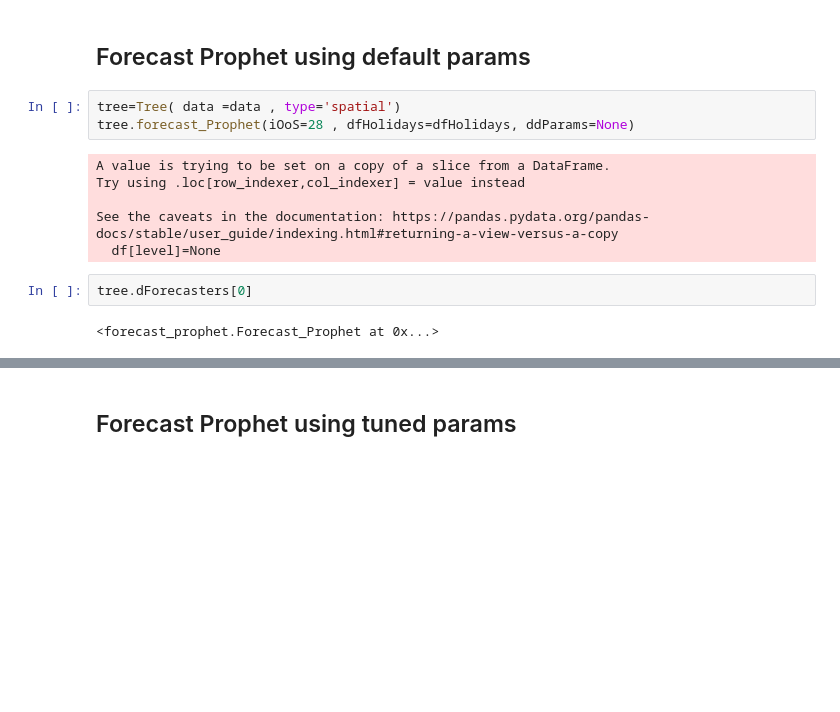
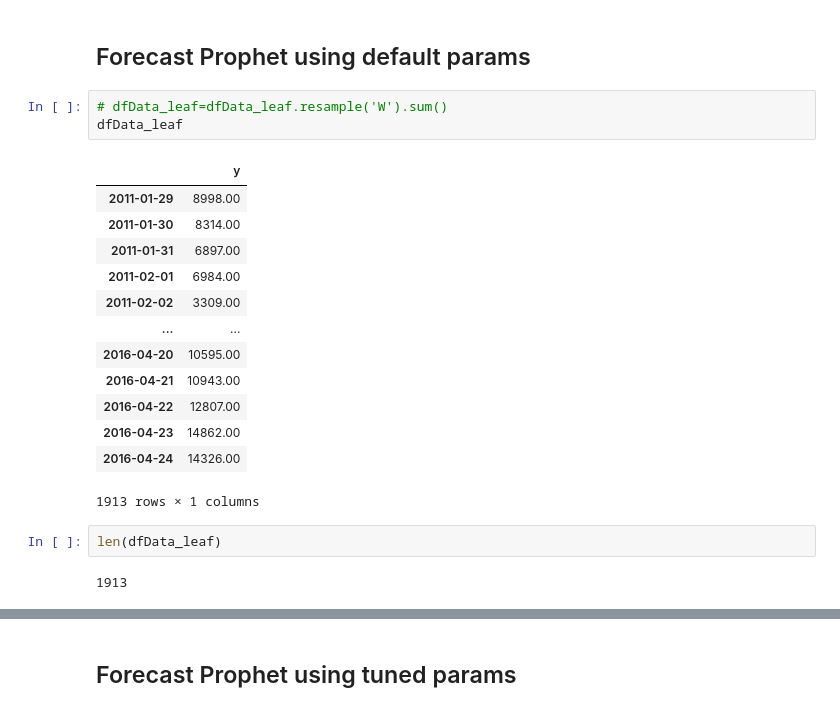
Before and after one commit to skoMarat/Hierarchical-Forecasting, a Jupyter notebook: Prophet_notebook.ipynb, the cells around one changed output, grey strips where cells are left out. Cells and saved outputs as stored; diff of their text form; blank space fills up the shorter version.

```diff
--- a/Prophet_notebook.ipynb
+++ b/Prophet_notebook.ipynb
@@ -42,15 +65,23 @@ weight_type = "diag"
 # %% [markdown]
 ## Forecast Prophet using default params
-# %%
-tree=Tree( data =data , type='spatial')
-tree.forecast_Prophet(iOoS=28 , dfHolidays=dfHolidays, ddParams=None)
-# %% [output]
-A value is trying to be set on a copy of a slice from a DataFrame.
-Try using .loc[row_indexer,col_indexer] = value instead
-
-See the caveats in the documentation: https://pandas.pydata.org/pandas-docs/stable/user_guide/indexing.html#returning-a-view-versus-a-copy
-  df[level]=None
-# %%
-tree.dForecasters[0]
-# %% [output]
-<forecast_prophet.Forecast_Prophet at 0x...>
+# %%
+# dfData_leaf=dfData_leaf.resample('W').sum()
+dfData_leaf
+# %% [output]
+|  | y |
+| 2011-01-29 | 8998.00 |
+| 2011-01-30 | 8314.00 |
+| 2011-01-31 | 6897.00 |
+| 2011-02-01 | 6984.00 |
+| 2011-02-02 | 3309.00 |
+| ... | ... |
+| 2016-04-20 | 10595.00 |
+| 2016-04-21 | 10943.00 |
+| 2016-04-22 | 12807.00 |
+| 2016-04-23 | 14862.00 |
+| 2016-04-24 | 14326.00 |
+1913 rows × 1 columns
+# %%
+len(dfData_leaf)
+# %% [output]
+1913
```
Also changed, not shown: parts of 11 cells of this notebook, 1 other file.
